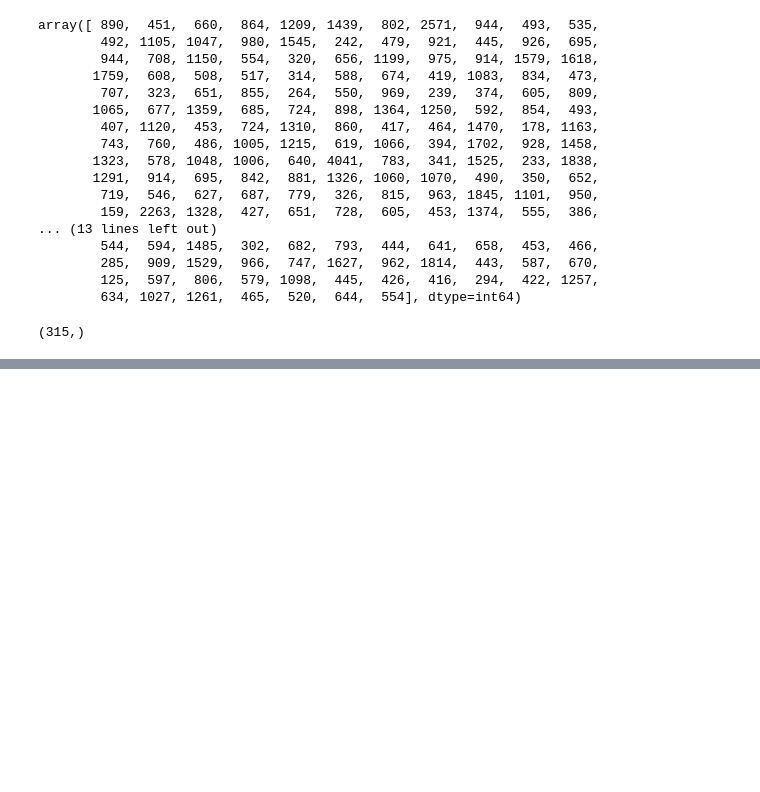
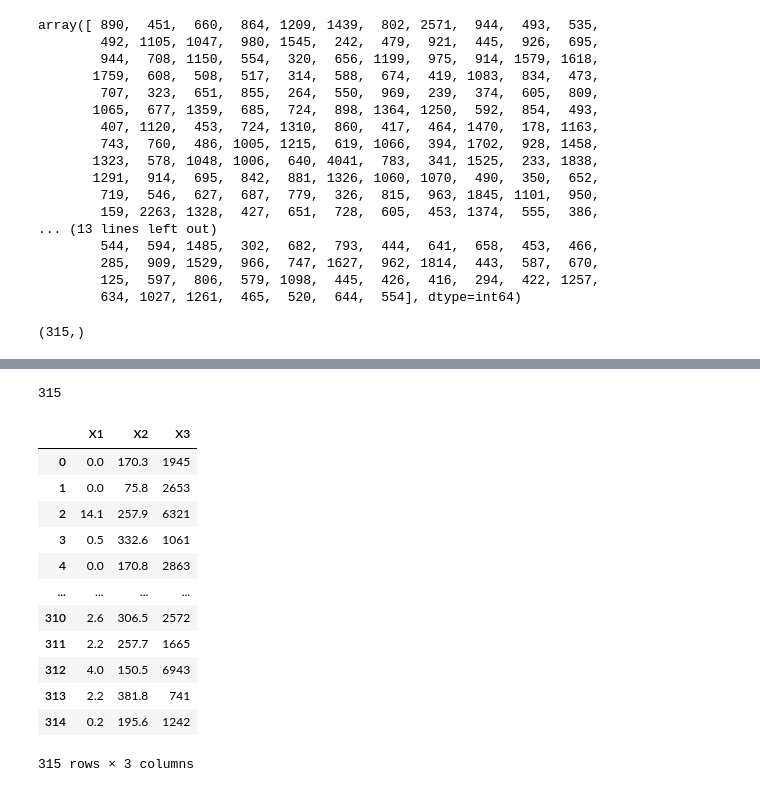
Before and after one commit to MEPhI-Floppas/matstat.py, a Jupyter notebook: bdz/mark/bdz8.ipynb, the cells around one changed output, grey strips where cells are left out. Cells and saved outputs as stored; diff of their text form; code cells hidden in the pictures; blank space fills up the shorter version.

```diff
--- a/bdz/mark/bdz8.ipynb
+++ b/bdz/mark/bdz8.ipynb
@@ -81,0 +261,27 @@ X.shape
+# %%
+n = X.shape[0]
+n
+# %% [output]
+315
+# %%
+data = {
+    'X1': X1,
+    'X2': X2,
+    'X3': X3
+}
+data = pd.DataFrame(data)
+data
+# %% [output]
+|  | X1 | X2 | X3 |
+| 0 | 0.0 | 170.3 | 1945 |
+| 1 | 0.0 | 75.8 | 2653 |
+| 2 | 14.1 | 257.9 | 6321 |
+| 3 | 0.5 | 332.6 | 1061 |
+| 4 | 0.0 | 170.8 | 2863 |
+| ... | ... | ... | ... |
+| 310 | 2.6 | 306.5 | 2572 |
+| 311 | 2.2 | 257.7 | 1665 |
+| 312 | 4.0 | 150.5 | 6943 |
+| 313 | 2.2 | 381.8 | 741 |
+| 314 | 0.2 | 195.6 | 1242 |
+315 rows × 3 columns
```
Also changed, not shown: parts of 32 cells of this notebook, 6 other files.
